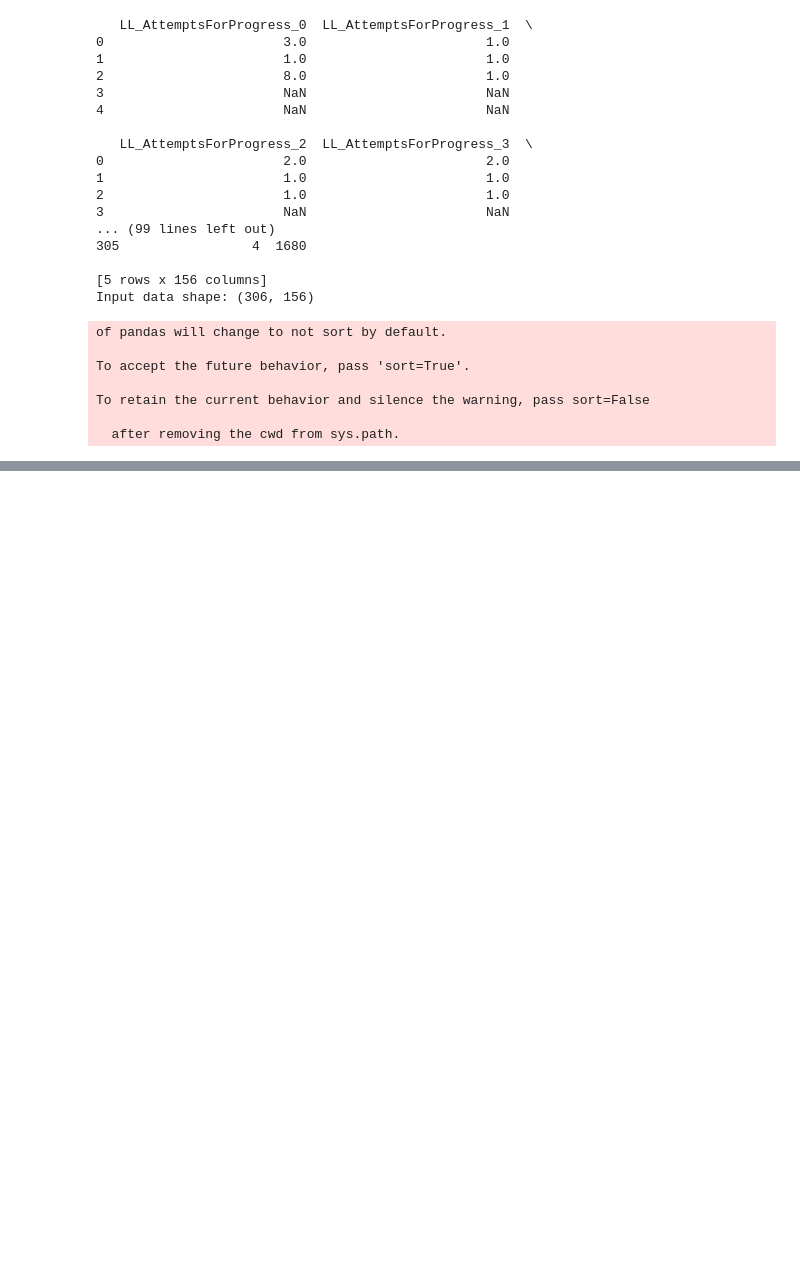
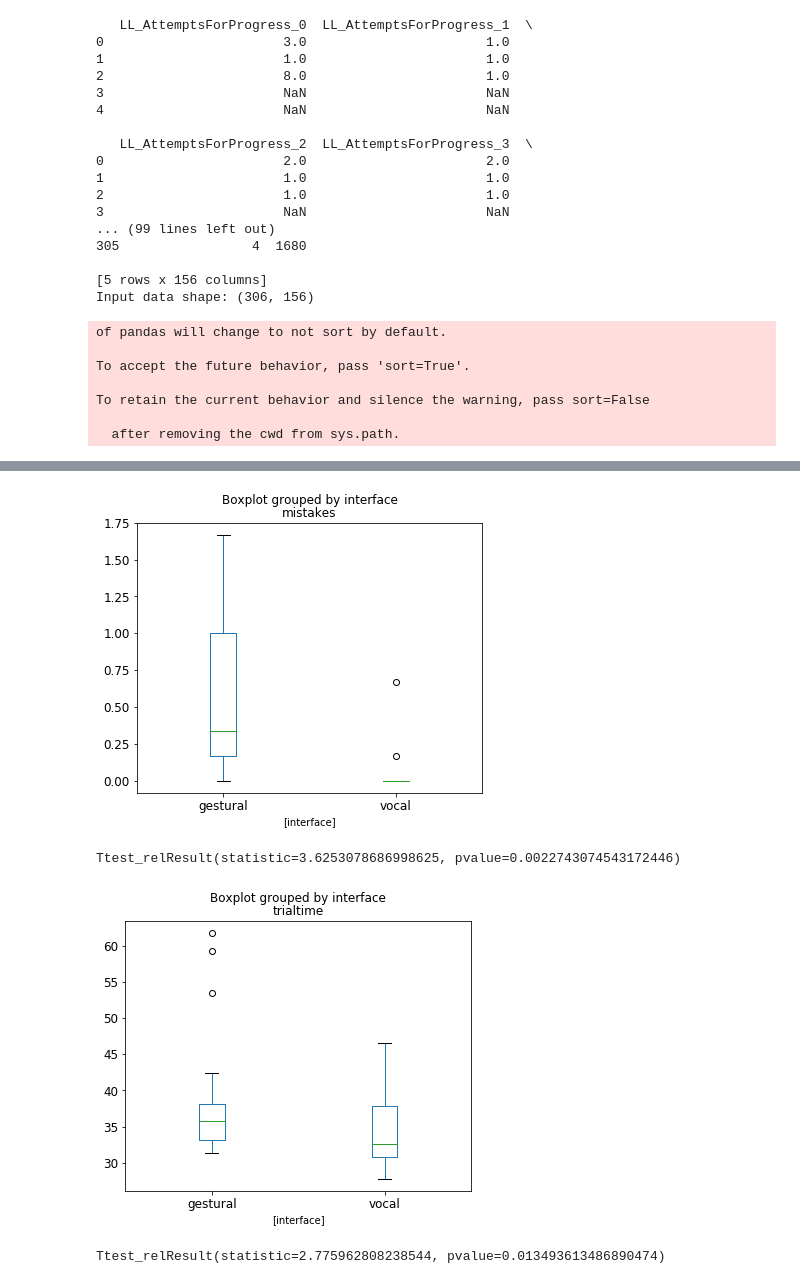
Before and after one commit to IsaiahvH/HRI-Dance-Project, a Jupyter notebook: Experiment/Analysis.ipynb, the cells around one changed output, grey strips where cells are left out. Saved outputs shown, nothing was run; the diff lists cells and outputs as text; code cells hidden in the pictures; blank space fills up the shorter version.

Commit message:
Significance analysis in Jupyter Notebook.

```diff
--- a/Experiment/Analysis.ipynb
+++ b/Experiment/Analysis.ipynb
@@ -132,0 +69,29 @@ for i, correct_keyword in enumerate(only_LL["LL_CorrectKeyword"]):
+# %%
+# Get rid of the NaNs:
+for i, correct_keyword in enumerate(only_LL["LL_CorrectKeyword"]):
+    correct_keyword_list = ast.literal_eval(correct_keyword)  # Convert string to list
+
+    attempt = 0  # Attempts so far by the participant to successfully do a command
+    counter = 0  # Of the so-called Progress, the x-th command
+
+    for correct in correct_keyword_list:
+        assert counter < 4
+        attempt += 1
+        if correct == 1:
+            only_LL.loc[i, "LL_AttemptsForProgress_" + str(counter)] = attempt
+            counter += 1
+            attempt = 0
+
+    # Usually not all four progresses have been done in a failed trial, so fix those here:
+    while counter < 4:
+        if math.isnan(only_LL.loc[i, "LL_AttemptsForProgress_" + str(counter)]):
+            only_LL.loc[i, "LL_AttemptsForProgress_" + str(counter)] = attempt
+        counter += 1
+        attempt = 0
+# %%
+# Add the amount of made mistakes per trial and whether a trial was a mistake or not:
+only_LL['mistakes'] = [x.count('0') for x in only_LL['LL_CorrectKeyword']]
+only_LL['timeout'] = [int(x.count('1') < 4) for x in only_LL['LL_CorrectKeyword']]
+
+# Add the average time of a trial:
+only_LL['trialtime'] = only_LL['LL_TimeTrialEnd'] - only_LL['LL_TimeTrialStart']
@@ -132,0 +120,18 @@ for i, correct_keyword in enumerate(only_LL["LL_CorrectKeyword"]):
+# %%
+# Get the average of the interesting variables per participant, per interface:
+mean_mistakes = only_LL.groupby(['subject_nr', 'interface']).mean()['mistakes']
+mean_trialtime = only_LL.groupby(['subject_nr', 'interface', 'timeout']).mean()['trialtime']
+mean_succes_trialtime = mean_trialtime[:,:,0]
+# %%
+# Make plots and calculate significance with a dependent t-test:
+mean_mistakes.to_frame().boxplot(by='interface', grid=False, figsize=(6,5), fontsize=12)
+plt.show()
+print(sts.ttest_rel(list(mean_mistakes[:,'gestural']), list(mean_mistakes[:,'vocal'])))
+mean_succes_trialtime.to_frame().boxplot(by='interface', grid=False, figsize=(6,5), fontsize=12)
+plt.show()
+print(sts.ttest_rel(list(mean_succes_trialtime[:,'gestural']), list(mean_succes_trialtime[:,'vocal'])))
+# %% [output]
+[figure, added]
+Ttest_relResult(statistic=3.6253078686998625, pvalue=0.0022743074543172446)
+[figure, added]
+Ttest_relResult(statistic=2.775962808238544, pvalue=0.013493613486890474)
```
Also changed, not shown: parts of 7 cells of this notebook, 2 other files.
